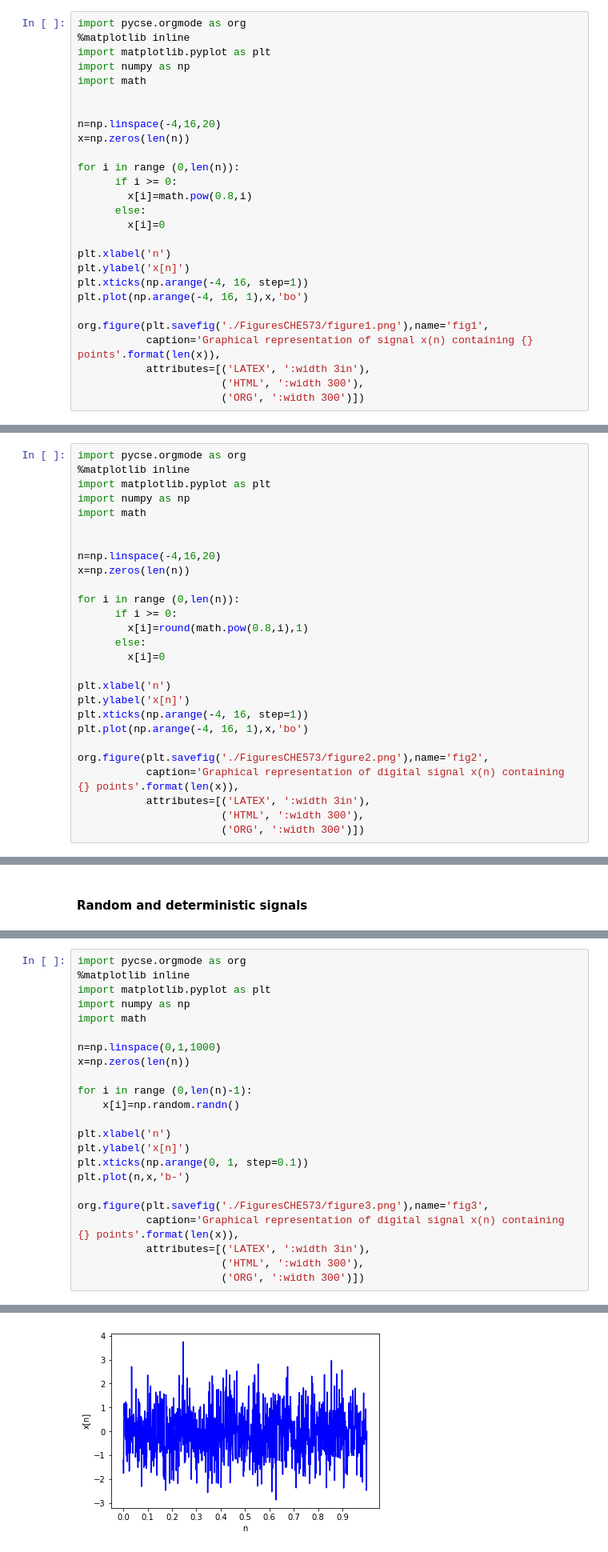
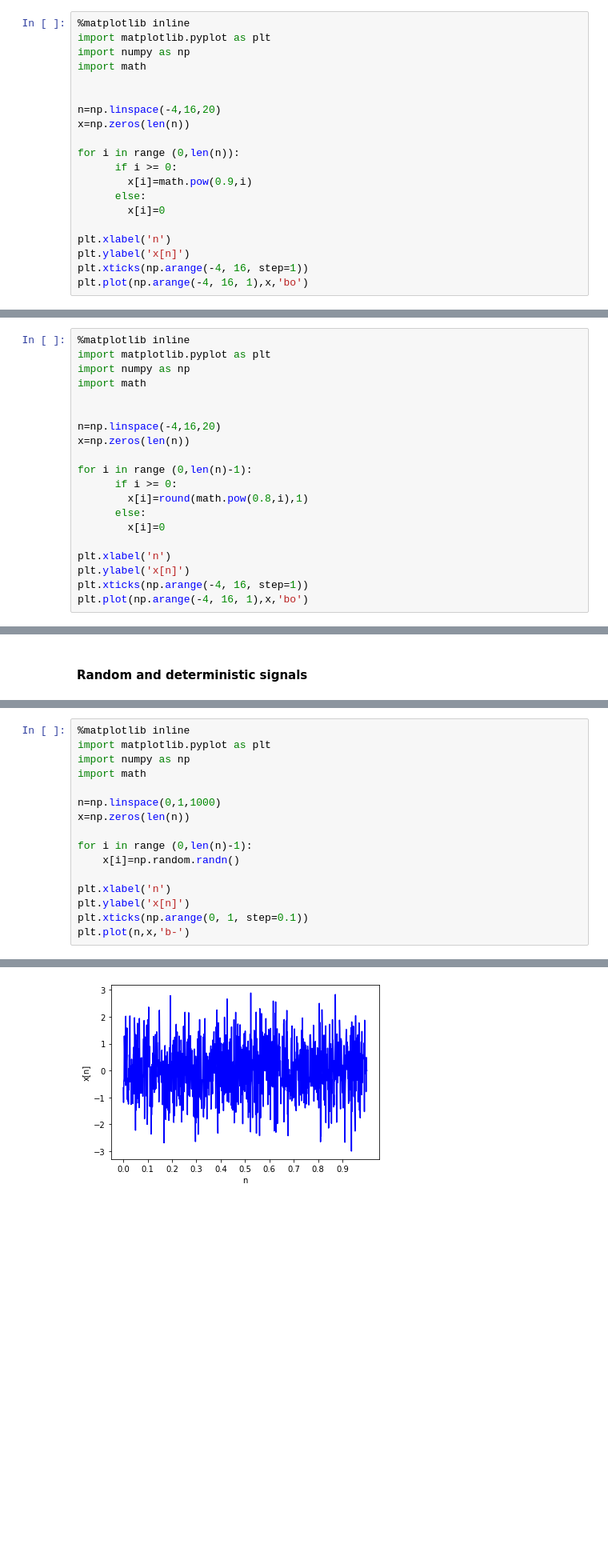
Before and after one commit to stevand/W20-CHE573, a Jupyter notebook: 01-intro.ipynb, the cells around one changed output, grey strips where cells are left out. Shown: that part at 80% size. Drawn from its saved outputs; the diff is of its cells as text; blank space fills up the shorter version.

```diff
--- a/01-intro.ipynb
+++ b/01-intro.ipynb
@@ -32,7 +29,6 @@ where $y(t)$ is the measured signal, $x(t)$ denotes the true value of the signal
 
     The plot of $x(n)$ is shown in Figure below.
 # %%
-import pycse.orgmode as org
 %matplotlib inline
 import matplotlib.pyplot as plt
 import numpy as np
@@ -44,7 +40,7 @@ x=np.zeros(len(n))
 
 for i in range (0,len(n)):
       if i >= 0:
-        x[i]=math.pow(0.8,i)
+        x[i]=math.pow(0.9,i)
       else:
         x[i]=0
 
@@ -52,10 +48,4 @@ plt.xlabel('n')
 plt.ylabel('x[n]')
 plt.xticks(np.arange(-4, 16, step=1))
 plt.plot(np.arange(-4, 16, 1),x,'bo')
-
-org.figure(plt.savefig('./FiguresCHE573/figure1.png'),name='fig1',
-           caption='Graphical representation of signal x(n) containing {} points'.format(len(x)),
-           attributes=[('LATEX', ':width 3in'),
-                       ('HTML', ':width 300'),
-                       ('ORG', ':width 300')])
 # %% [output]
@@ -94,5 +83,4 @@ fig1
 # %%
-import pycse.orgmode as org
 %matplotlib inline
 import matplotlib.pyplot as plt
 import numpy as np
@@ -102,7 +90,7 @@ import math
 n=np.linspace(-4,16,20)
 x=np.zeros(len(n))
 
-for i in range (0,len(n)):
+for i in range (0,len(n)-1):
       if i >= 0:
         x[i]=round(math.pow(0.8,i),1)
       else:
@@ -112,10 +100,4 @@ plt.xlabel('n')
 plt.ylabel('x[n]')
 plt.xticks(np.arange(-4, 16, step=1))
 plt.plot(np.arange(-4, 16, 1),x,'bo')
-
-org.figure(plt.savefig('./FiguresCHE573/figure2.png'),name='fig2',
-           caption='Graphical representation of digital signal x(n) containing {} points'.format(len(x)),
-           attributes=[('LATEX', ':width 3in'),
-                       ('HTML', ':width 300'),
-                       ('ORG', ':width 300')])
 # %% [output]
@@ -147,5 +128,4 @@ fig2
 # %%
-import pycse.orgmode as org
 %matplotlib inline
 import matplotlib.pyplot as plt
 import numpy as np
@@ -161,10 +141,4 @@ plt.xlabel('n')
 plt.ylabel('x[n]')
 plt.xticks(np.arange(0, 1, step=0.1))
 plt.plot(n,x,'b-')
-
-org.figure(plt.savefig('./FiguresCHE573/figure3.png'),name='fig3',
-           caption='Graphical representation of digital signal x(n) containing {} points'.format(len(x)),
-           attributes=[('LATEX', ':width 3in'),
-                       ('HTML', ':width 300'),
-                       ('ORG', ':width 300')])
 # %% [output]
@@ -173,3 +146,3 @@ fig3
-[figure, old version]
+[figure, new version]
 # %% [markdown]
 -   In this course, we will focus on *stationary* random signals. In mathematics, a stationary signal is a signal whose joint probability distribution does not change when shifted in time. In a less strict sense, we can treat signals whose characteristics (e.g., *mean, variance*) do not change over time as stationary.
```
Also changed, not shown: parts of 21 cells of this notebook.
